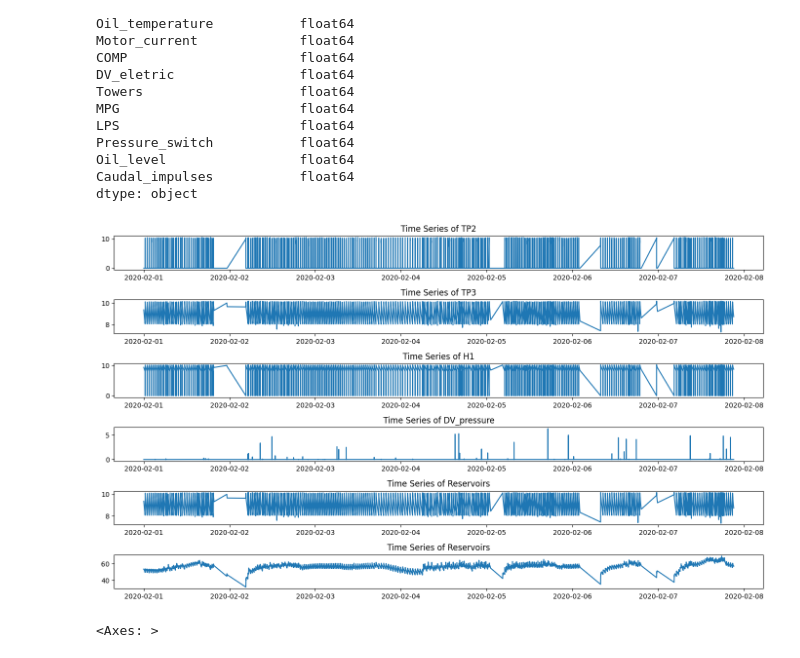
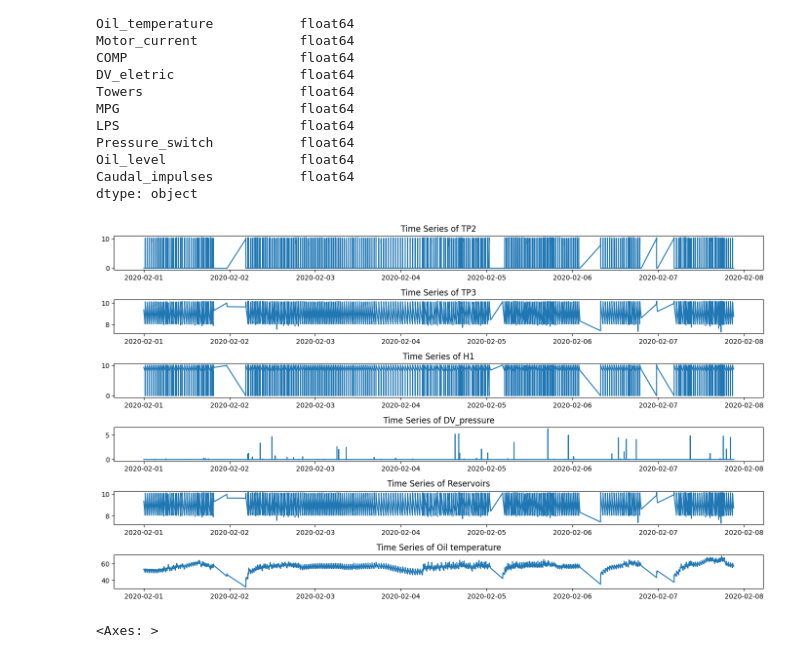
Before and after one commit to Maulik2493/IT496-T18, a Jupyter notebook: 202101210_Maharshi_Pipaliya/202101210_Maharshi_Pipaliya.ipynb, the cells around one changed output. Drawn from its saved outputs; the diff is of its cells as text; code cells hidden in the pictures.

```diff
--- a/202101210_Maharshi_Pipaliya/202101210_Maharshi_Pipaliya.ipynb
+++ b/202101210_Maharshi_Pipaliya/202101210_Maharshi_Pipaliya.ipynb
@@ -140,34 +140,34 @@ Columns=[ 'TP2', 'TP3', 'H1', 'DV_pressure', 'Reservoirs',
 # %%
 plt.figure(figsize=(14, 8))
 
 plt.subplot(6, 1, 1)
 plt.plot(df_new['timestamp'], df_new['TP2'])
 plt.title('Time Series of TP2')
 
 plt.subplot(6, 1, 2)
 plt.plot(df_new['timestamp'], df_new['TP3'])
 plt.title('Time Series of TP3')
 
 plt.subplot(6, 1, 3)
 plt.plot(df_new['timestamp'], df_new['H1'])
 plt.title('Time Series of H1')
 
 plt.subplot(6, 1, 4)
 plt.plot(df_new['timestamp'], df_new['DV_pressure'])
 plt.title('Time Series of DV_pressure')
 
 plt.subplot(6, 1, 5)
 plt.plot(df_new['timestamp'], df_new['Reservoirs'])
 plt.title('Time Series of Reservoirs')
 
 plt.subplot(6, 1, 6)
 plt.plot(df_new['timestamp'], df_new['Oil_temperature'])
-plt.title('Time Series of Reservoirs')
+plt.title('Time Series of Oil temperature')
 
 plt.tight_layout()
 plt.show()
 # %% [output]
-[figure, old version]
+[figure, new version]
 # %%
 df_Without_Unnamed = df[["timestamp", "TP2", "TP3", "H1", "DV_pressure",
        "Reservoirs", "Oil_temperature", "Motor_current", "COMP", "DV_eletric",
```
Also changed, not shown: parts of 1 cell of this notebook.
